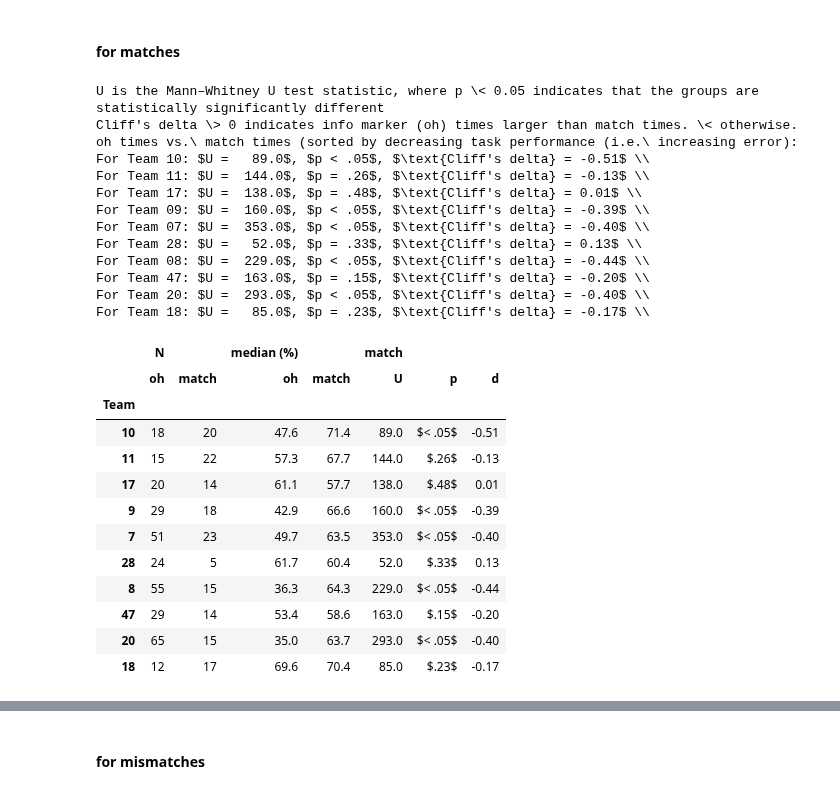
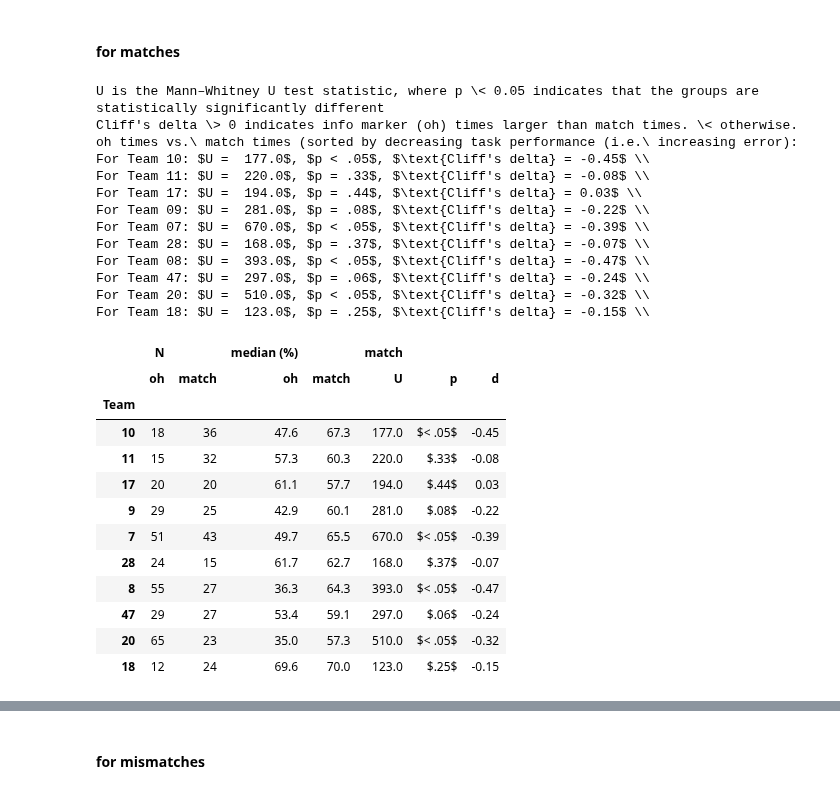
Before and after one commit to chili-epfl/justhink-alignment-analysis, a Jupyter notebook: tools/7_test_the_hypotheses.ipynb, the cells around one changed output, grey strips where cells are left out. Saved outputs shown, nothing was run; the diff lists cells and outputs as text; code cells hidden in the pictures.

```diff
--- a/tools/7_test_the_hypotheses.ipynb
+++ b/tools/7_test_the_hypotheses.ipynb
@@ -325,20 +325,22 @@ for team_no, df in routine_dfs.items():
 # flatten a bit
 for team_no, df in corpus_dfs.items():
     df['n_instructions'] = df.instructions.apply(len)
-    acts = df.acts.apply(
-        lambda x: [a for a in x if isinstance(a, PhysicalAct)])
-    df['edit_act'] = acts.apply(lambda x: x[0] if len(x) > 0 else None)
+    matching = df.matching.apply(
+        lambda x: [a for a in x if isinstance(a, Do)])
+    df['do'] = matching.apply(lambda x: x[0] if len(x) > 0 else None)
 
-    acts = df.acts.apply(lambda x: [a for a in x if isinstance(a, AcceptAct)])
-    df['accept_act'] = acts.apply(lambda x: x[0] if len(x) > 0 else None)
-    df['is_accept'] =  df['accept_act'].notna()
+    matching = df.matching.apply(lambda x: [a for a in x if isinstance(a, Match)])
+    df['match'] = matching.apply(lambda x: x[0] if len(x) > 0 else None)
+    df['is_match'] =  df['match'].notna()
 
-    acts = df.acts.apply(lambda x: [a for a in x if isinstance(a, RejectAct)])
-    df['reject_act'] = acts.apply(lambda x: x[0] if len(x) > 0 else None)
-    df['is_reject'] =  df['reject_act'].notna()
+    matching = df.matching.apply(lambda x: [a for a in x if isinstance(a, Mismatch)])
+    df['mismatch'] = matching.apply(lambda x: x[0] if len(x) > 0 else None)
+    df['is_mismatch'] =  df['mismatch'].notna()
 
-    acts = df.acts.apply(lambda x: [a for a in x if isinstance(a, FreeAct)])
-    df['free_act'] = acts.apply(lambda x: x[0] if len(x) > 0 else None)
+    df['is_match_or_mismatch']  = df.is_match | df.is_mismatch
+
+    matching = df.matching.apply(lambda x: [a for a in x if isinstance(a, Nonmatch)])
+    df['nonmatch'] = matching.apply(lambda x: x[0] if len(x) > 0 else None)
 # %% [markdown]
 ## Construct helper tables.
 # %% [markdown]
@@ -600,7 +602,7 @@ for team_no, df in corpus_dfs.items():
     #     lambda x: len([t for t in x.split() if t in fillers]))
     # Count the number of info markers i.e. oh's for each utterance in the corpus.
     df['n_info_markers'] = df.object.apply(
-        lambda x: len([t for t in x.split() if t in ['oh']]))
+        lambda x: len([t for t in x.split() if t == 'oh']))
 
 # Alternatively, mark each token that is a filler in the tokens tables.
 for team_no, df in tokens_dfs.items():
@@ -1167,54 +1165,54 @@ def test_marker_and_matches(match_col,
     data_df.set_index('Team', inplace=True)
 
     data_df[p_col] = [r'${}$'.format(p) for p in data_df[p_col]]
 
     idx = data_df.columns.str.split('_', expand=True)
     idx = list(idx)
     for i, (level0, level1) in enumerate(idx):
         if type(level1) is not str and math.isnan(level1):
             idx[i] = (level0, '.')
     idx = pd.MultiIndex.from_tuples(idx)
     data_df.columns = idx
 
     data_df = data_df.loc[order]
     return data_df
 
 
 print("U is the Mann–Whitney U test statistic, where p \< 0.05 indicates that the groups are statistically significantly different")
 print("Cliff's delta \> 0 indicates info marker (oh) times larger than match times. \< otherwise.")
 print('oh times vs.\ match times (sorted by decreasing task performance (i.e.\ increasing error):')
 
-match_df = test_marker_and_matches('is_accept', n2='match')
+match_df = test_marker_and_matches('is_match', n2='match')
 
 display(match_df)
 print(match_df.to_latex(escape=False))
 # %% [output]
 U is the Mann–Whitney U test statistic, where p \< 0.05 indicates that the groups are statistically significantly different
 Cliff's delta \> 0 indicates info marker (oh) times larger than match times. \< otherwise.
 oh times vs.\ match times (sorted by decreasing task performance (i.e.\ increasing error):
-For Team 10: $U =   89.0$, $p < .05$, $\text{Cliff's delta} = -0.51$ \\
-For Team 11: $U =  144.0$, $p = .26$, $\text{Cliff's delta} = -0.13$ \\
-For Team 17: $U =  138.0$, $p = .48$, $\text{Cliff's delta} = 0.01$ \\
-For Team 09: $U =  160.0$, $p < .05$, $\text{Cliff's delta} = -0.39$ \\
-For Team 07: $U =  353.0$, $p < .05$, $\text{Cliff's delta} = -0.40$ \\
-For Team 28: $U =   52.0$, $p = .33$, $\text{Cliff's delta} = 0.13$ \\
-For Team 08: $U =  229.0$, $p < .05$, $\text{Cliff's delta} = -0.44$ \\
-For Team 47: $U =  163.0$, $p = .15$, $\text{Cliff's delta} = -0.20$ \\
-For Team 20: $U =  293.0$, $p < .05$, $\text{Cliff's delta} = -0.40$ \\
-For Team 18: $U =   85.0$, $p = .23$, $\text{Cliff's delta} = -0.17$ \\
+For Team 10: $U =  177.0$, $p < .05$, $\text{Cliff's delta} = -0.45$ \\
+For Team 11: $U =  220.0$, $p = .33$, $\text{Cliff's delta} = -0.08$ \\
+For Team 17: $U =  194.0$, $p = .44$, $\text{Cliff's delta} = 0.03$ \\
+For Team 09: $U =  281.0$, $p = .08$, $\text{Cliff's delta} = -0.22$ \\
+For Team 07: $U =  670.0$, $p < .05$, $\text{Cliff's delta} = -0.39$ \\
+For Team 28: $U =  168.0$, $p = .37$, $\text{Cliff's delta} = -0.07$ \\
+For Team 08: $U =  393.0$, $p < .05$, $\text{Cliff's delta} = -0.47$ \\
+For Team 47: $U =  297.0$, $p = .06$, $\text{Cliff's delta} = -0.24$ \\
+For Team 20: $U =  510.0$, $p < .05$, $\text{Cliff's delta} = -0.32$ \\
+For Team 18: $U =  123.0$, $p = .25$, $\text{Cliff's delta} = -0.15$ \\
 |  | N |  | median (%) |  | match |  |  |
 |  | oh | match | oh | match | U | p | d |
 | Team |  |  |  |  |  |  |  |
-| 10 | 18 | 20 | 47.6 | 71.4 | 89.0 | $< .05$ | -0.51 |
-| 11 | 15 | 22 | 57.3 | 67.7 | 144.0 | $.26$ | -0.13 |
-| 17 | 20 | 14 | 61.1 | 57.7 | 138.0 | $.48$ | 0.01 |
-| 9 | 29 | 18 | 42.9 | 66.6 | 160.0 | $< .05$ | -0.39 |
-| 7 | 51 | 23 | 49.7 | 63.5 | 353.0 | $< .05$ | -0.40 |
-| 28 | 24 | 5 | 61.7 | 60.4 | 52.0 | $.33$ | 0.13 |
-| 8 | 55 | 15 | 36.3 | 64.3 | 229.0 | $< .05$ | -0.44 |
-| 47 | 29 | 14 | 53.4 | 58.6 | 163.0 | $.15$ | -0.20 |
-| 20 | 65 | 15 | 35.0 | 63.7 | 293.0 | $< .05$ | -0.40 |
-| 18 | 12 | 17 | 69.6 | 70.4 | 85.0 | $.23$ | -0.17 |
+| 10 | 18 | 36 | 47.6 | 67.3 | 177.0 | $< .05$ | -0.45 |
+| 11 | 15 | 32 | 57.3 | 60.3 | 220.0 | $.33$ | -0.08 |
+| 17 | 20 | 20 | 61.1 | 57.7 | 194.0 | $.44$ | 0.03 |
+| 9 | 29 | 25 | 42.9 | 60.1 | 281.0 | $.08$ | -0.22 |
+| 7 | 51 | 43 | 49.7 | 65.5 | 670.0 | $< .05$ | -0.39 |
+| 28 | 24 | 15 | 61.7 | 62.7 | 168.0 | $.37$ | -0.07 |
+| 8 | 55 | 27 | 36.3 | 64.3 | 393.0 | $< .05$ | -0.47 |
+| 47 | 29 | 27 | 53.4 | 59.1 | 297.0 | $.06$ | -0.24 |
+| 20 | 65 | 23 | 35.0 | 57.3 | 510.0 | $< .05$ | -0.32 |
+| 18 | 12 | 24 | 69.6 | 70.0 | 123.0 | $.25$ | -0.15 |
 \begin{tabular}{lrrllrll}
 \toprule
 {} & \multicolumn{2}{l}{N} & \multicolumn{2}{l}{median (%)} & \multicolumn{3}{l}{match} \\
```
Also changed, not shown: parts of 14 cells of this notebook, 26 other files.
